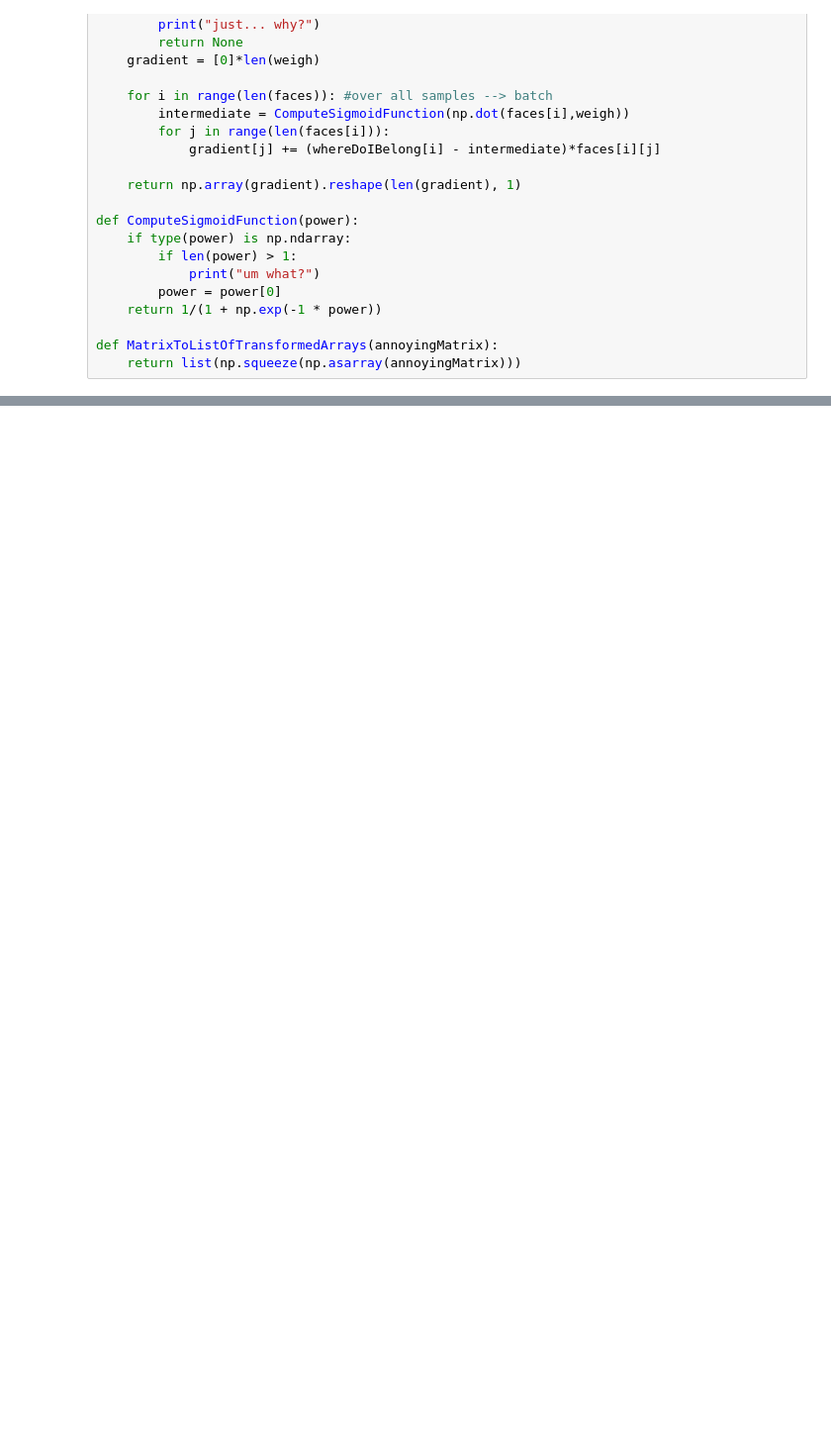
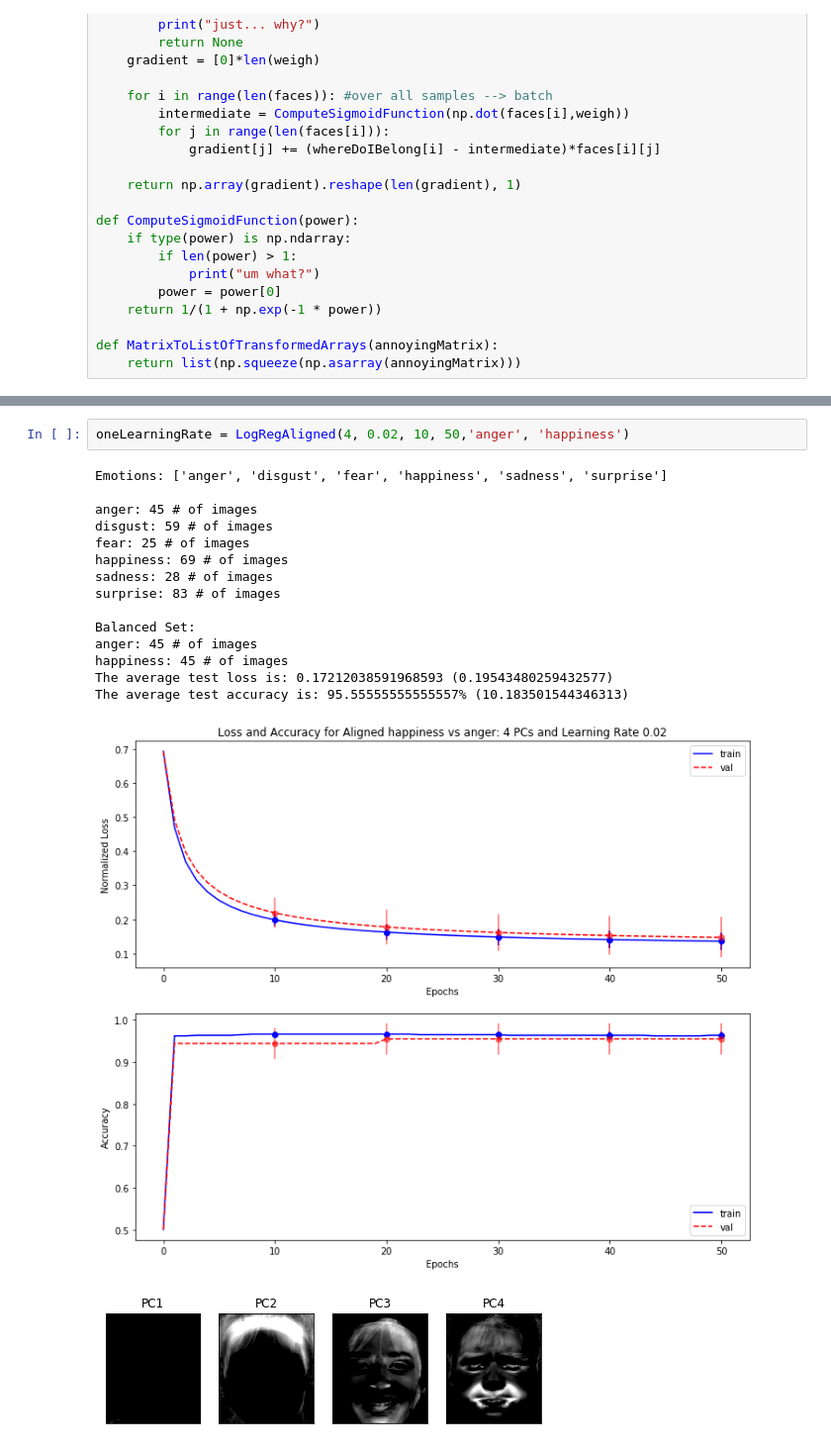
Before and after one commit to adamklie/CSE253_PA1, a Jupyter notebook: PA 1 Log Reg .ipynb, the cells around one changed output, grey strips where cells are left out. Shown at 99% size. Saved outputs shown, nothing was run; the diff lists cells and outputs as text; blank space fills up the shorter version.

```diff
--- a/PA 1 Log Reg .ipynb
+++ b/PA 1 Log Reg .ipynb
@@ -425,0 +654,19 @@ The accuracy on the TEST SET is: 0.6666666666666666
+# %%
+oneLearningRate = LogRegAligned(4, 0.02, 10, 50,'anger', 'happiness')
+# %% [output]
+Emotions: ['anger', 'disgust', 'fear', 'happiness', 'sadness', 'surprise']
+
+anger: 45 # of images
+disgust: 59 # of images
+fear: 25 # of images
+happiness: 69 # of images
+sadness: 28 # of images
+surprise: 83 # of images
+
+Balanced Set:
+anger: 45 # of images
+happiness: 45 # of images
+The average test loss is: 0.17212038591968593 (0.19543480259432577)
+The average test accuracy is: 95.55555555555557% (10.183501544346313)
+[figure, added]
+[figure, added]
```
Also changed, not shown: parts of 15 cells of this notebook.
